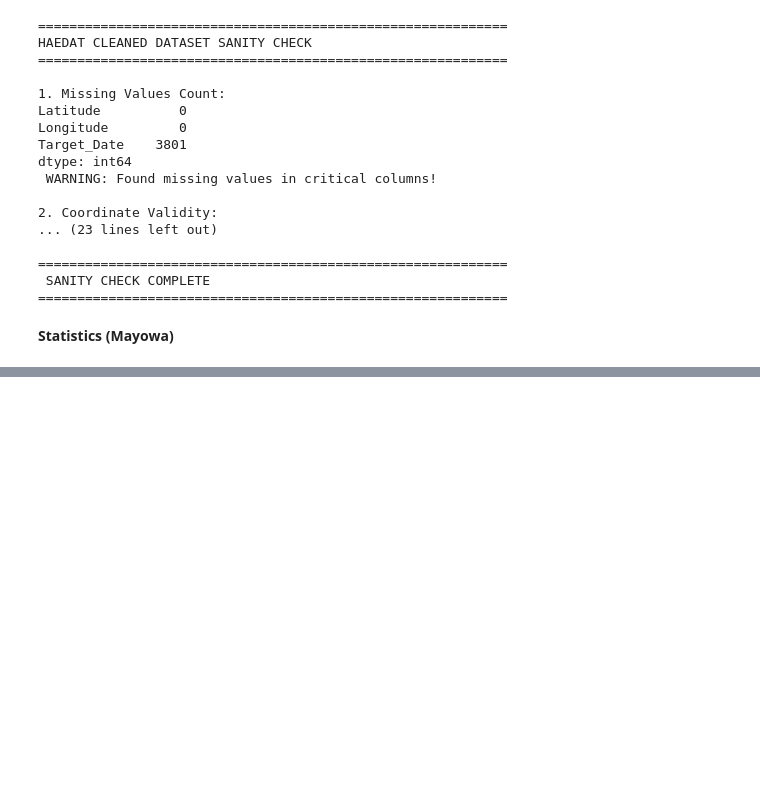
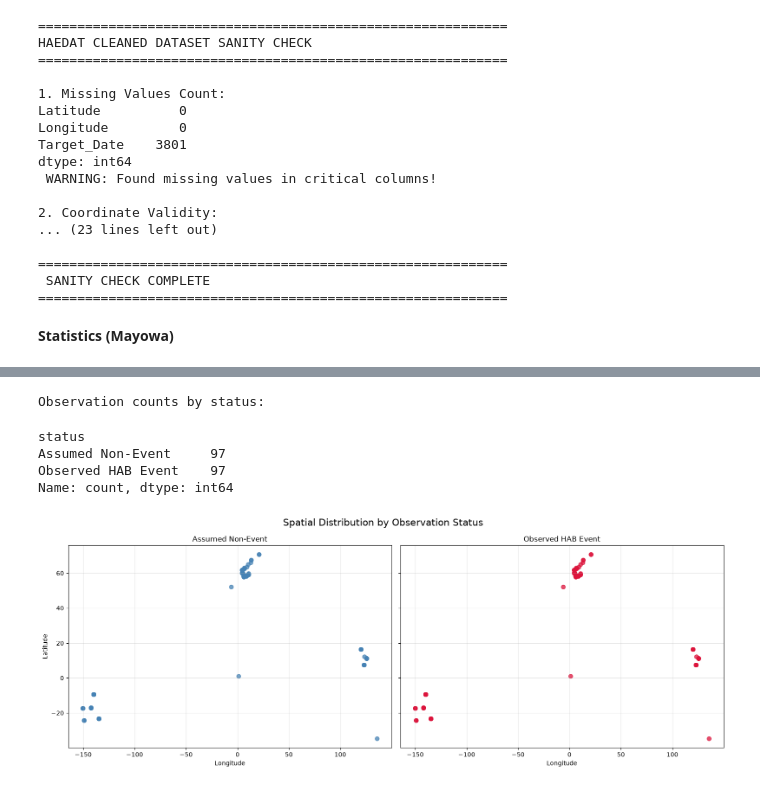
Before and after one commit to Break-Through-Tech/Oregon-State-University-1A-forecasting-risk-of-harmful-algal-blooms-in-coastal-marine-ecosystems, a Jupyter notebook: notebooks/OSU1A.ipynb, the cells around one changed output, grey strips where cells are left out. Drawn from its saved outputs; the diff is of its cells as text; code cells hidden in the pictures; blank space fills up the shorter version.

```diff
--- a/notebooks/OSU1A.ipynb
+++ b/notebooks/OSU1A.ipynb
@@ -473,0 +577,41 @@ INFO - 2026-09-29T20:07:29Z - Selected dataset part: "default"
+# %%
+# Look at the spatial distribution of observations
+spatial_df = df.copy()
+spatial_df["status"] = spatial_df["target"].map({
+    0: "Assumed Non-Event",
+    1: "Observed HAB Event",
+})
+
+print("Observation counts by status:")
+display(spatial_df["status"].value_counts())
+
+fig, axes = plt.subplots(1, 2, figsize=(16, 6), sharex=True, sharey=True)
+colors = {
+    "Assumed Non-Event": "steelblue",
+    "Observed HAB Event": "crimson",
+}
+
+for ax, status in zip(axes, ["Assumed Non-Event", "Observed HAB Event"]):
+    status_df = spatial_df[spatial_df["status"] == status]
+    ax.scatter(
+        status_df["longitude"],
+        status_df["latitude"],
+        color=colors[status],
+        alpha=0.75,
+        s=45,
+    )
+    ax.set_title(status)
+    ax.set_xlabel("Longitude")
+    ax.grid(True, alpha=0.3)
+
+axes[0].set_ylabel("Latitude")
+fig.suptitle("Spatial Distribution by Observation Status", fontsize=16)
+plt.tight_layout()
+plt.show()
+# %% [output]
+Observation counts by status:
+status
+Assumed Non-Event     97
+Observed HAB Event    97
+Name: count, dtype: int64
+[figure, added]
```
Also changed, not shown: parts of 8 cells of this notebook, 1 other file.
